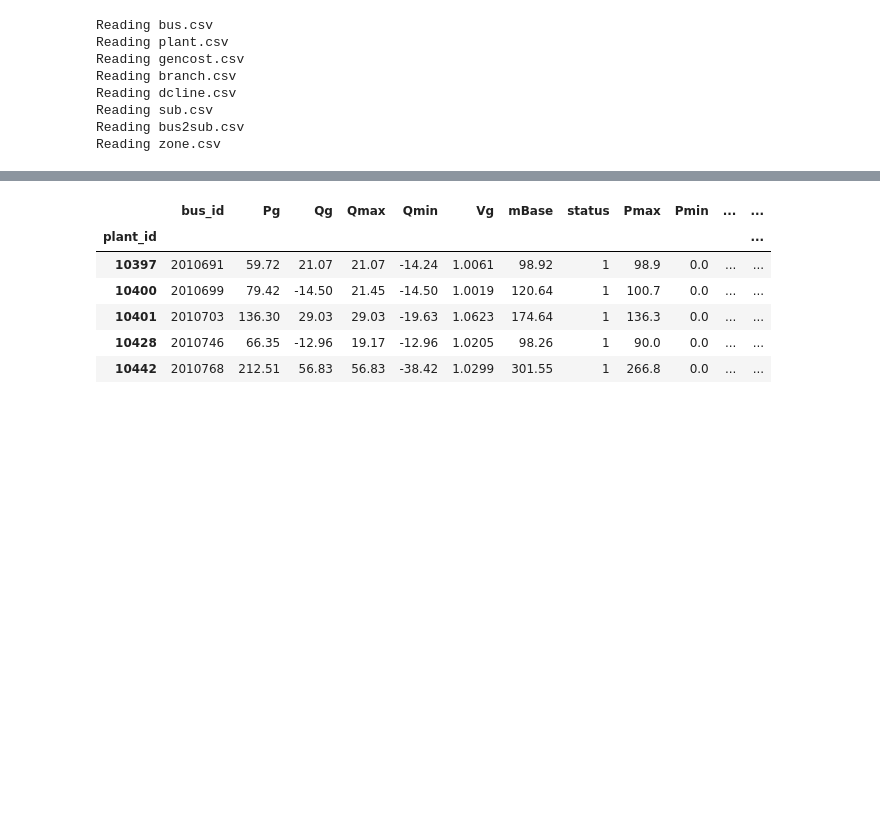
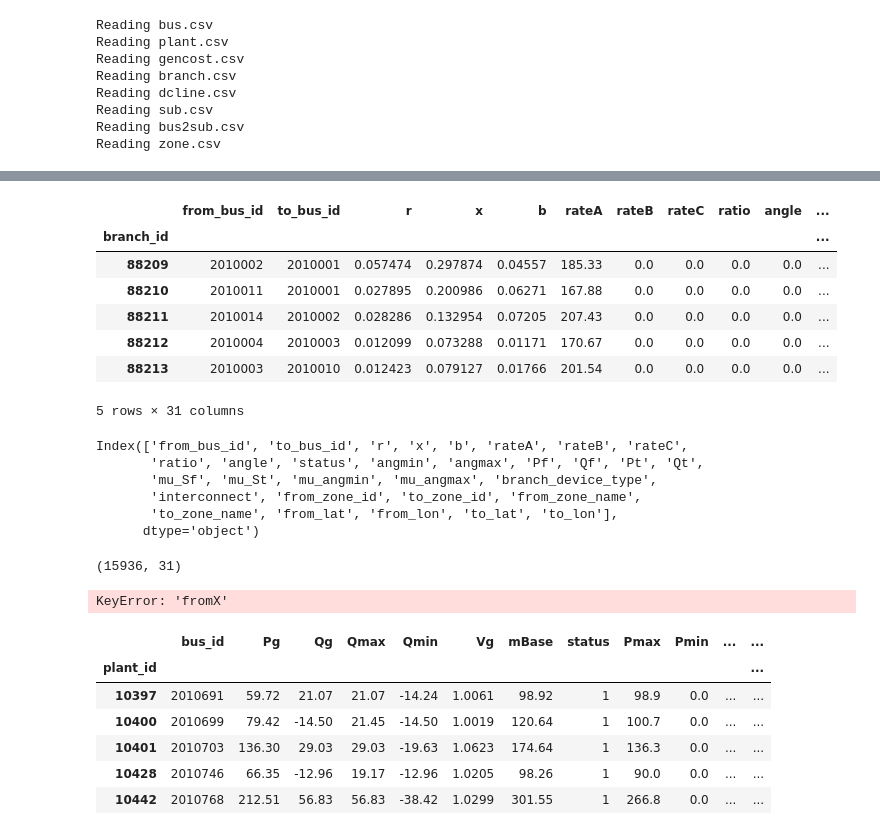
Before and after one commit to vineetjnair9/Dynamic-line-ratings-grid, a Jupyter notebook: get_weather_data.ipynb, the cells around one changed output, grey strips where cells are left out. Cells and saved outputs as stored; diff of their text form; code cells hidden in the pictures; blank space fills up the shorter version.

```diff
--- a/get_weather_data.ipynb
+++ b/get_weather_data.ipynb
@@ -36,3 +64,33 @@ Reading zone.csv
+# %%
+branches = grid.branch
+branches.head()
+# %% [output]
+|  | from_bus_id | to_bus_id | r | x | b | rateA | rateB | rateC | ratio | angle | ... |
+| branch_id |  |  |  |  |  |  |  |  |  |  | ... |
+| 88209 | 2010002 | 2010001 | 0.057474 | 0.297874 | 0.04557 | 185.33 | 0.0 | 0.0 | 0.0 | 0.0 | ... |
+| 88210 | 2010011 | 2010001 | 0.027895 | 0.200986 | 0.06271 | 167.88 | 0.0 | 0.0 | 0.0 | 0.0 | ... |
+| 88211 | 2010014 | 2010002 | 0.028286 | 0.132954 | 0.07205 | 207.43 | 0.0 | 0.0 | 0.0 | 0.0 | ... |
+| 88212 | 2010004 | 2010003 | 0.012099 | 0.073288 | 0.01171 | 170.67 | 0.0 | 0.0 | 0.0 | 0.0 | ... |
+| 88213 | 2010003 | 2010010 | 0.012423 | 0.079127 | 0.01766 | 201.54 | 0.0 | 0.0 | 0.0 | 0.0 | ... |
+5 rows × 31 columns
+# %%
+branches.columns
+# %% [output]
+Index(['from_bus_id', 'to_bus_id', 'r', 'x', 'b', 'rateA', 'rateB', 'rateC',
+       'ratio', 'angle', 'status', 'angmin', 'angmax', 'Pf', 'Qf', 'Pt', 'Qt',
+       'mu_Sf', 'mu_St', 'mu_angmin', 'mu_angmax', 'branch_device_type',
+       'interconnect', 'from_zone_id', 'to_zone_id', 'from_zone_name',
+       'to_zone_name', 'from_lat', 'from_lon', 'to_lat', 'to_lon'],
+      dtype='object')
+# %%
+branches.shape
+# %% [output]
+(15936, 31)
+# %%
+# Assign start and end X and Y coordinates based on bus IDs
+branches["fromX"] = buses.loc[branches.from_bus_id].X
+# %% [output]
+KeyError: 'fromX'
 # %%
 wind_farm.head()
 # %% [output]
```
Also changed, not shown: parts of 14 cells of this notebook, 1 other file.
